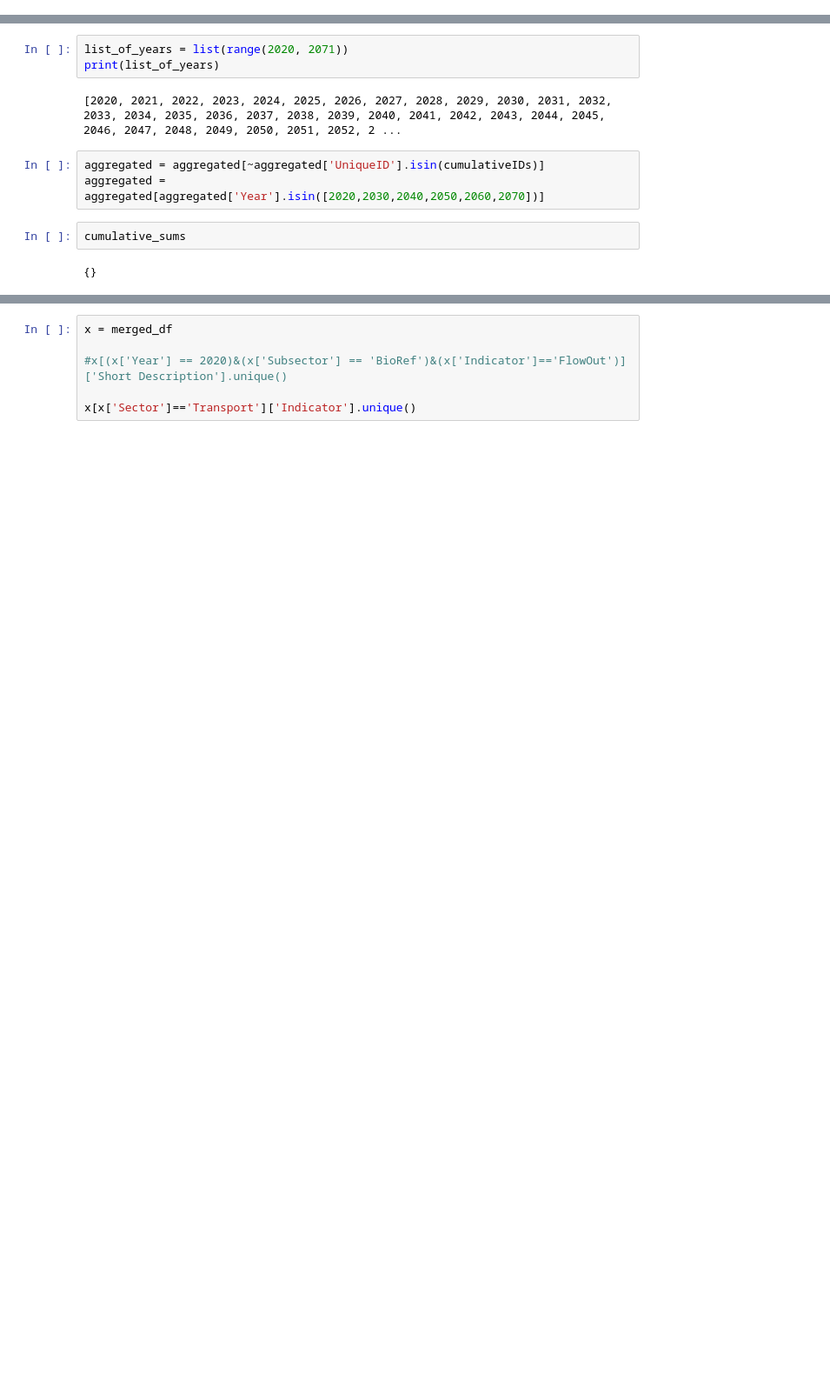
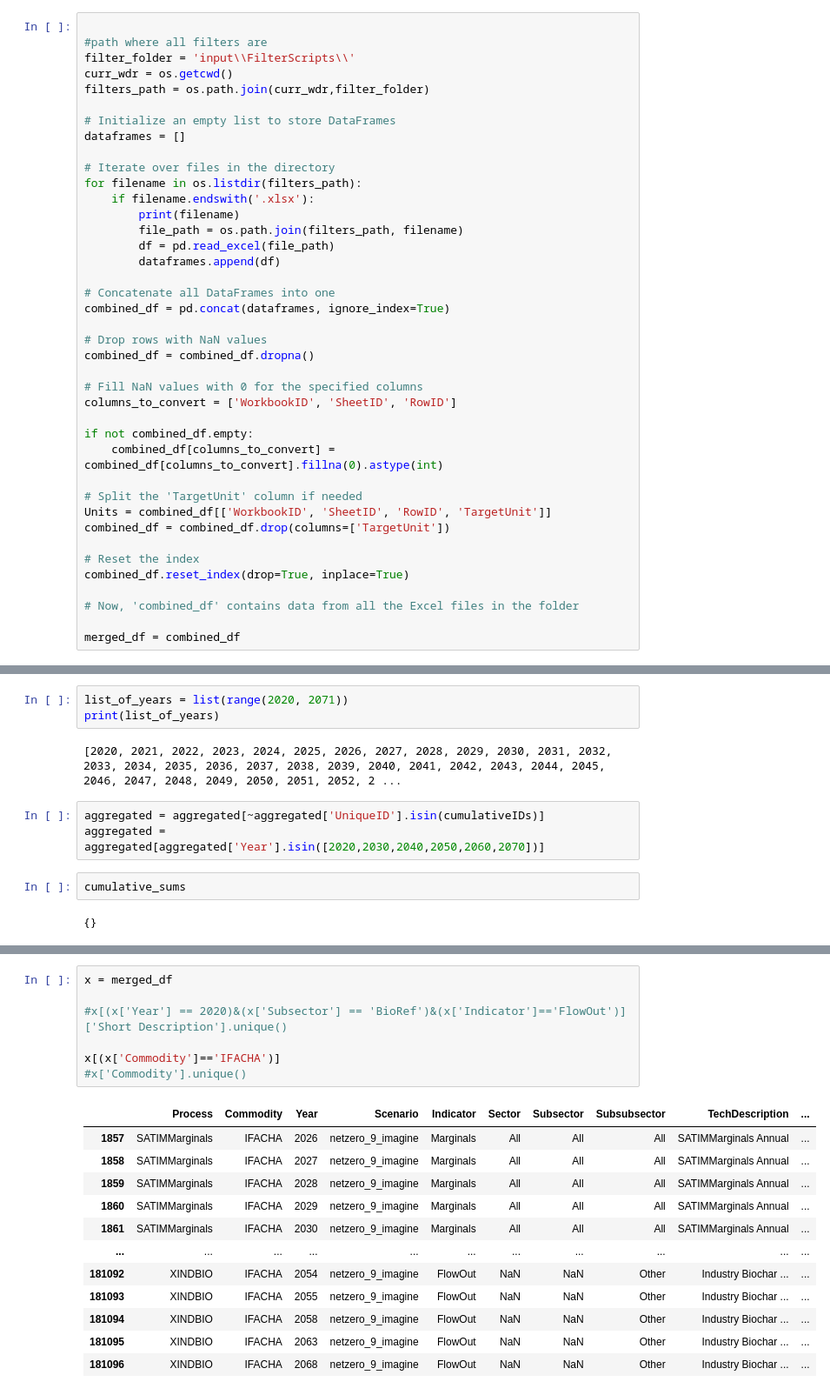
Before and after one commit to BryceMcCall/DDPTemplateAutomationV2, a Jupyter notebook: template_automator_units_cumulative.ipynb, the cells around one changed output, grey strips where cells are left out. Shown at 87% size. Saved outputs shown, nothing was run; the diff lists cells and outputs as text; blank space fills up the shorter version.

```diff
--- a/template_automator_units_cumulative.ipynb
+++ b/template_automator_units_cumulative.ipynb
@@ -175,0 +180,40 @@ filter_df.reset_index(drop=True, inplace=True)
+# %%
+
+#path where all filters are
+filter_folder = 'input\\FilterScripts\\'
+curr_wdr = os.getcwd()
+filters_path = os.path.join(curr_wdr,filter_folder)
+
+# Initialize an empty list to store DataFrames
+dataframes = []
+
+# Iterate over files in the directory
+for filename in os.listdir(filters_path):
+    if filename.endswith('.xlsx'):
+        print(filename)
+        file_path = os.path.join(filters_path, filename)
+        df = pd.read_excel(file_path)
+        dataframes.append(df)
+
+# Concatenate all DataFrames into one
+combined_df = pd.concat(dataframes, ignore_index=True)
+
+# Drop rows with NaN values
+combined_df = combined_df.dropna()
+
+# Fill NaN values with 0 for the specified columns
+columns_to_convert = ['WorkbookID', 'SheetID', 'RowID']
+
+if not combined_df.empty:
+    combined_df[columns_to_convert] = combined_df[columns_to_convert].fillna(0).astype(int)
+
+# Split the 'TargetUnit' column if needed
+Units = combined_df[['WorkbookID', 'SheetID', 'RowID', 'TargetUnit']]
+combined_df = combined_df.drop(columns=['TargetUnit'])
+
+# Reset the index
+combined_df.reset_index(drop=True, inplace=True)
+
+# Now, 'combined_df' contains data from all the Excel files in the folder
+
+merged_df = combined_df
@@ -474,7 +504,20 @@ end_index = 230
 # %%
 x = merged_df
 
 #x[(x['Year'] == 2020)&(x['Subsector'] == 'BioRef')&(x['Indicator']=='FlowOut')]['Short Description'].unique()
 
-x[x['Sector']=='Transport']['Indicator'].unique()
+x[(x['Commodity']=='IFACHA')]
+#x['Commodity'].unique()
 # %% [output]
+|  | Process | Commodity | Year | Scenario | Indicator | Sector | Subsector | Subsubsector | TechDescription | ... |
+| 1857 | SATIMMarginals | IFACHA | 2026 | netzero_9_imagine | Marginals | All | All | All | SATIMMarginals Annual | ... |
+| 1858 | SATIMMarginals | IFACHA | 2027 | netzero_9_imagine | Marginals | All | All | All | SATIMMarginals Annual | ... |
+| 1859 | SATIMMarginals | IFACHA | 2028 | netzero_9_imagine | Marginals | All | All | All | SATIMMarginals Annual | ... |
+| 1860 | SATIMMarginals | IFACHA | 2029 | netzero_9_imagine | Marginals | All | All | All | SATIMMarginals Annual | ... |
+| 1861 | SATIMMarginals | IFACHA | 2030 | netzero_9_imagine | Marginals | All | All | All | SATIMMarginals Annual | ... |
+| ... | ... | ... | ... | ... | ... | ... | ... | ... | ... | ... |
+| 181092 | XINDBIO | IFACHA | 2054 | netzero_9_imagine | FlowOut | NaN | NaN | Other | Industry Biochar ... | ... |
+| 181093 | XINDBIO | IFACHA | 2055 | netzero_9_imagine | FlowOut | NaN | NaN | Other | Industry Biochar ... | ... |
+| 181094 | XINDBIO | IFACHA | 2058 | netzero_9_imagine | FlowOut | NaN | NaN | Other | Industry Biochar ... | ... |
+| 181095 | XINDBIO | IFACHA | 2063 | netzero_9_imagine | FlowOut | NaN | NaN | Other | Industry Biochar ... | ... |
+| 181096 | XINDBIO | IFACHA | 2068 | netzero_9_imagine | FlowOut | NaN | NaN | Other | Industry Biochar ... | ... |
```
Also changed, not shown: parts of 11 cells of this notebook, 3 other files.
